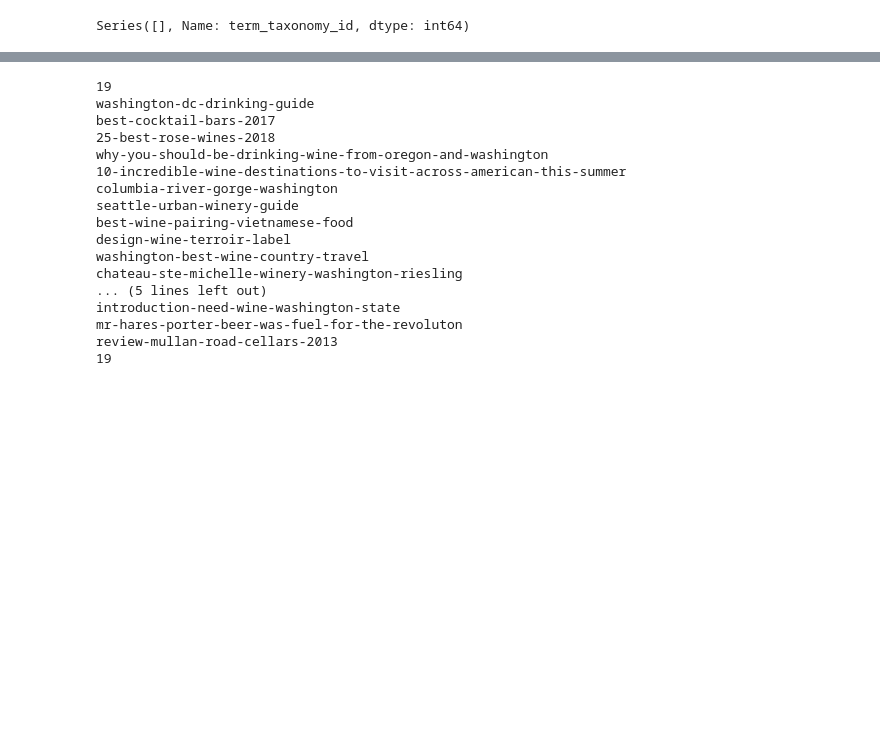
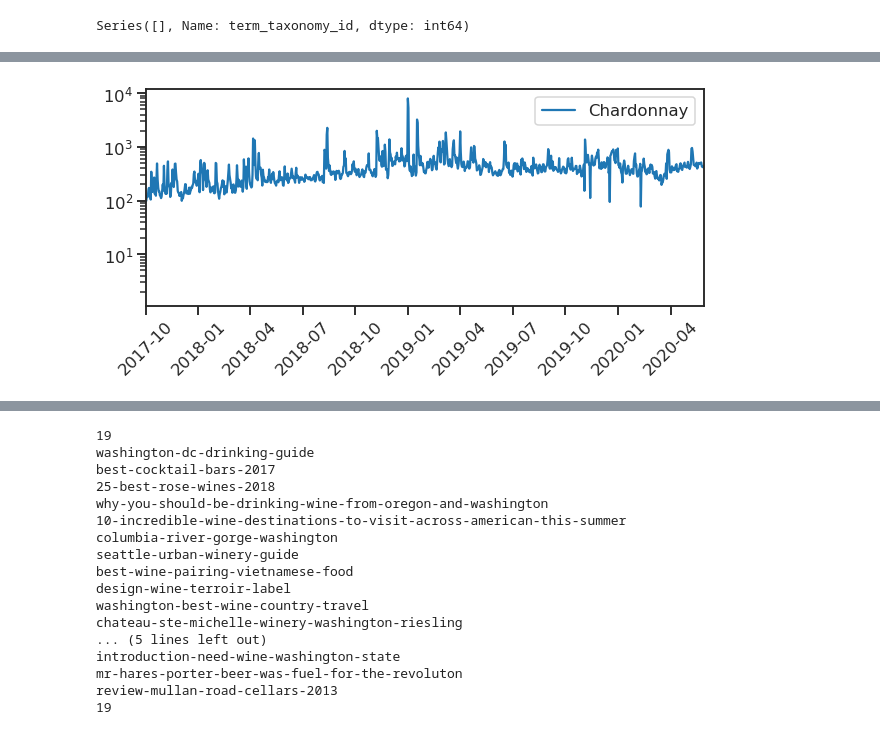
Before and after one commit to JocelynF/WineRegions, a Jupyter notebook: Testing Page Weights.ipynb, the cells around one changed output, grey strips where cells are left out. Cells and saved outputs as stored; diff of their text form; code cells hidden in the pictures; blank space fills up the shorter version.

```diff
--- a/Testing Page Weights.ipynb
+++ b/Testing Page Weights.ipynb
@@ -286,0 +192,19 @@ pageviews.head()
+# %%
+plt.figure(figsize = (10,4))
+plt.plot(views_unfilt['DATE'],views_unfilt['PINOT NOIR'])#.rolling(window=7).mean())
+#plt.plot(views_unfilt['DATE'],views_unfilt['PINOT GRIGIO/PINOT GRIS'])#.rolling(window=7).mean())
+#plt.plot(views_unfilt['DATE'],views_unfilt['SAUVIGNON BLANC'])#.rolling(window=7).mean())
+#plt.plot(views_unfilt['DATE'],views_unfilt['RIESLING'])#.rolling(window=7).mean())
+# plt.plot(views['DATE'],views[''])
+
+plt.yscale('log')
+#plt.ylim([200,10000])
+#plt.xlim([500,2000])
+dstart = datetime.datetime(2017,10,1)
+dstop = datetime.datetime(2020,5,28)
+plt.legend(['Chardonnay', 'Pinot Grigio/Gris', 'Sauvignon Blanc', 'Riesling'])
+plt.xlim([dstart, dstop])
+plt.xticks(rotation = 45)
+plt.show()
+# %% [output]
+[figure, added]
```
Also changed, not shown: parts of 38 cells of this notebook, 2 other files.
